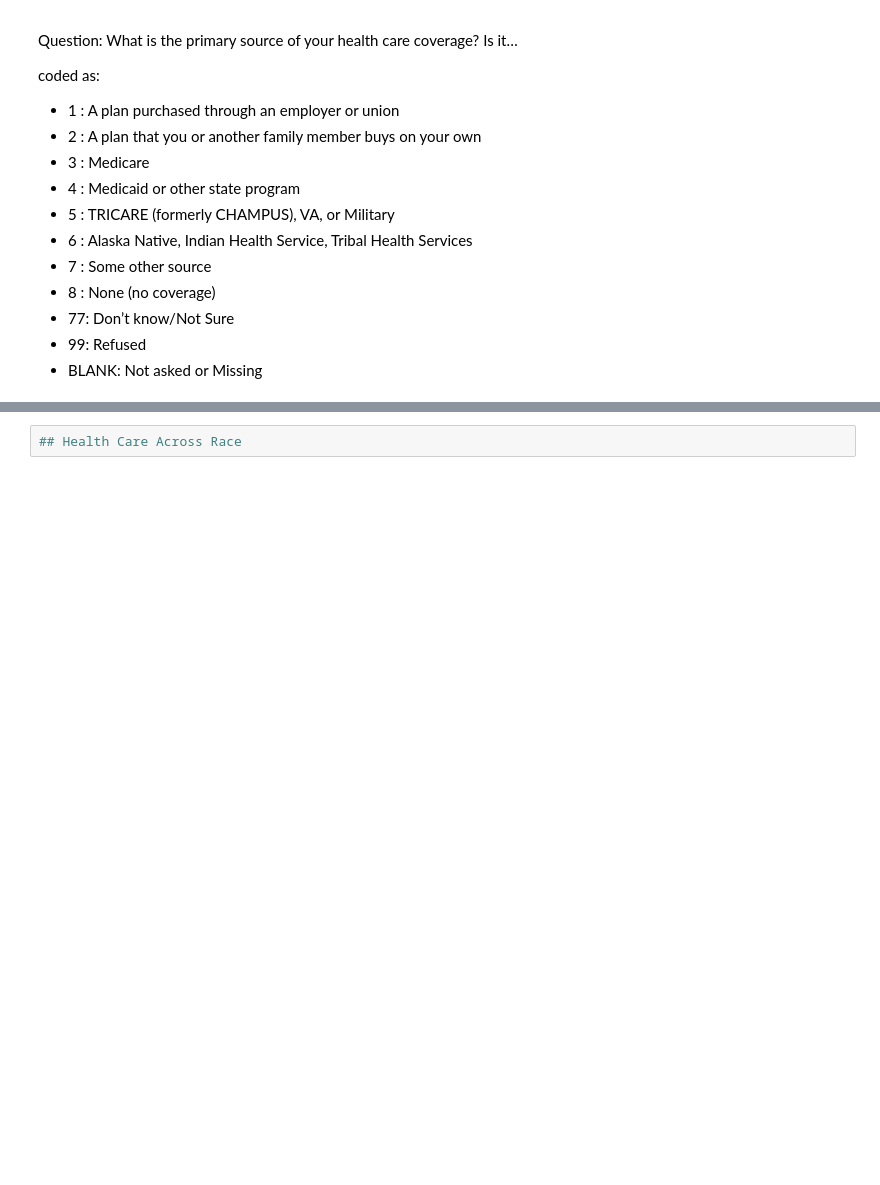
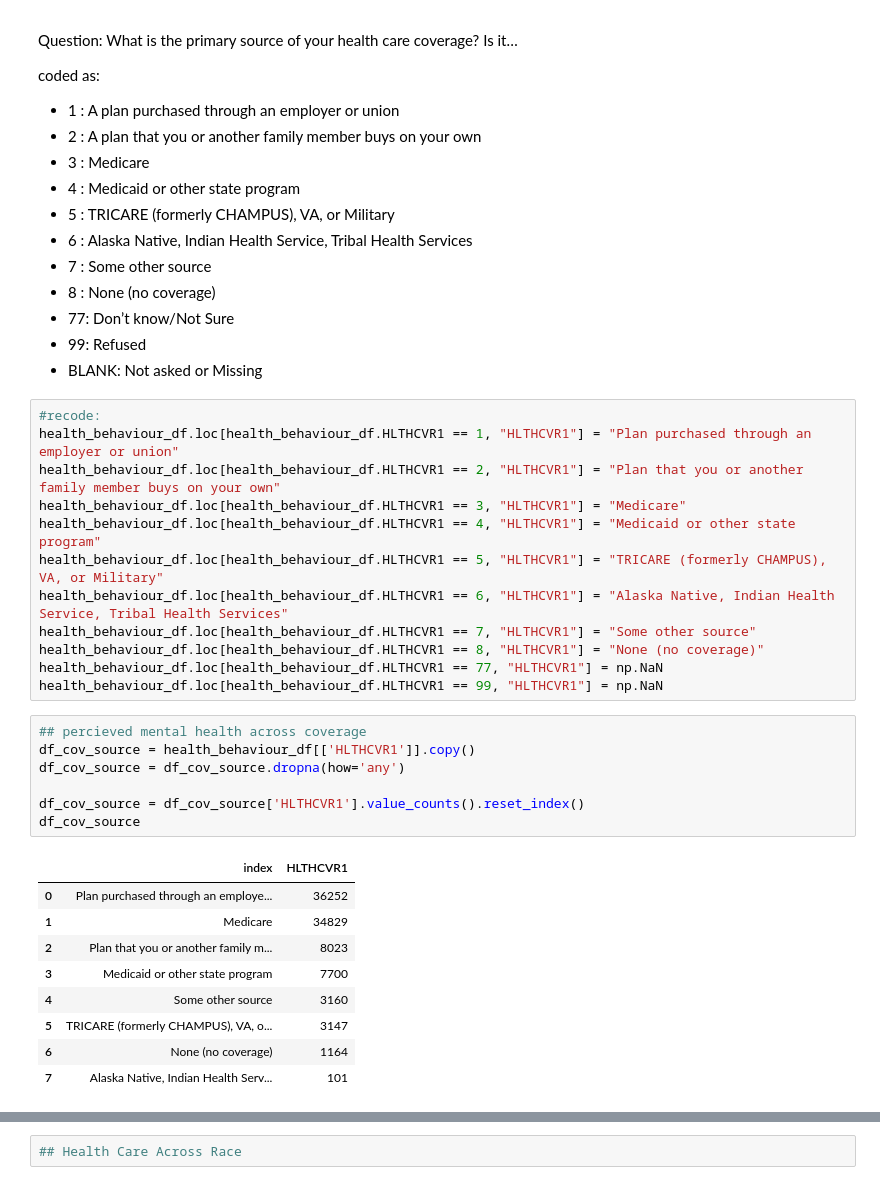
Before and after one commit to EMarksCyr/Final_Project_Health_Outcome_Prediction, a Jupyter notebook: analysis/data_exploration_bar_area.ipynb, the cells around one changed output, grey strips where cells are left out. Drawn from its saved outputs; the diff is of its cells as text; blank space fills up the shorter version.

```diff
--- a/analysis/data_exploration_bar_area.ipynb
+++ b/analysis/data_exploration_bar_area.ipynb
@@ -213,3 +318,32 @@ coded as:
 - 77: Don’t know/Not Sure
 - 99: Refused
 - BLANK: Not asked or Missing
+# %%
+#recode:
+health_behaviour_df.loc[health_behaviour_df.HLTHCVR1 == 1, "HLTHCVR1"] = "Plan purchased through an employer or union"
+health_behaviour_df.loc[health_behaviour_df.HLTHCVR1 == 2, "HLTHCVR1"] = "Plan that you or another family member buys on your own"
+health_behaviour_df.loc[health_behaviour_df.HLTHCVR1 == 3, "HLTHCVR1"] = "Medicare"
+health_behaviour_df.loc[health_behaviour_df.HLTHCVR1 == 4, "HLTHCVR1"] = "Medicaid or other state program"
+health_behaviour_df.loc[health_behaviour_df.HLTHCVR1 == 5, "HLTHCVR1"] = "TRICARE (formerly CHAMPUS), VA, or Military"
+health_behaviour_df.loc[health_behaviour_df.HLTHCVR1 == 6, "HLTHCVR1"] = "Alaska Native, Indian Health Service, Tribal Health Services"
+health_behaviour_df.loc[health_behaviour_df.HLTHCVR1 == 7, "HLTHCVR1"] = "Some other source"
+health_behaviour_df.loc[health_behaviour_df.HLTHCVR1 == 8, "HLTHCVR1"] = "None (no coverage)"
+health_behaviour_df.loc[health_behaviour_df.HLTHCVR1 == 77, "HLTHCVR1"] = np.NaN
+health_behaviour_df.loc[health_behaviour_df.HLTHCVR1 == 99, "HLTHCVR1"] = np.NaN
+# %%
+## percieved mental health across coverage
+df_cov_source = health_behaviour_df[['HLTHCVR1']].copy()
+df_cov_source = df_cov_source.dropna(how='any')
+
+df_cov_source = df_cov_source['HLTHCVR1'].value_counts().reset_index()
+df_cov_source
+# %% [output]
+|  | index | HLTHCVR1 |
+| 0 | Plan purchased through an employe... | 36252 |
+| 1 | Medicare | 34829 |
+| 2 | Plan that you or another family m... | 8023 |
+| 3 | Medicaid or other state program | 7700 |
+| 4 | Some other source | 3160 |
+| 5 | TRICARE (formerly CHAMPUS), VA, o... | 3147 |
+| 6 | None (no coverage) | 1164 |
+| 7 | Alaska Native, Indian Health Serv... | 101 |
```
Also changed, not shown: parts of 11 cells of this notebook, 1 other file.
